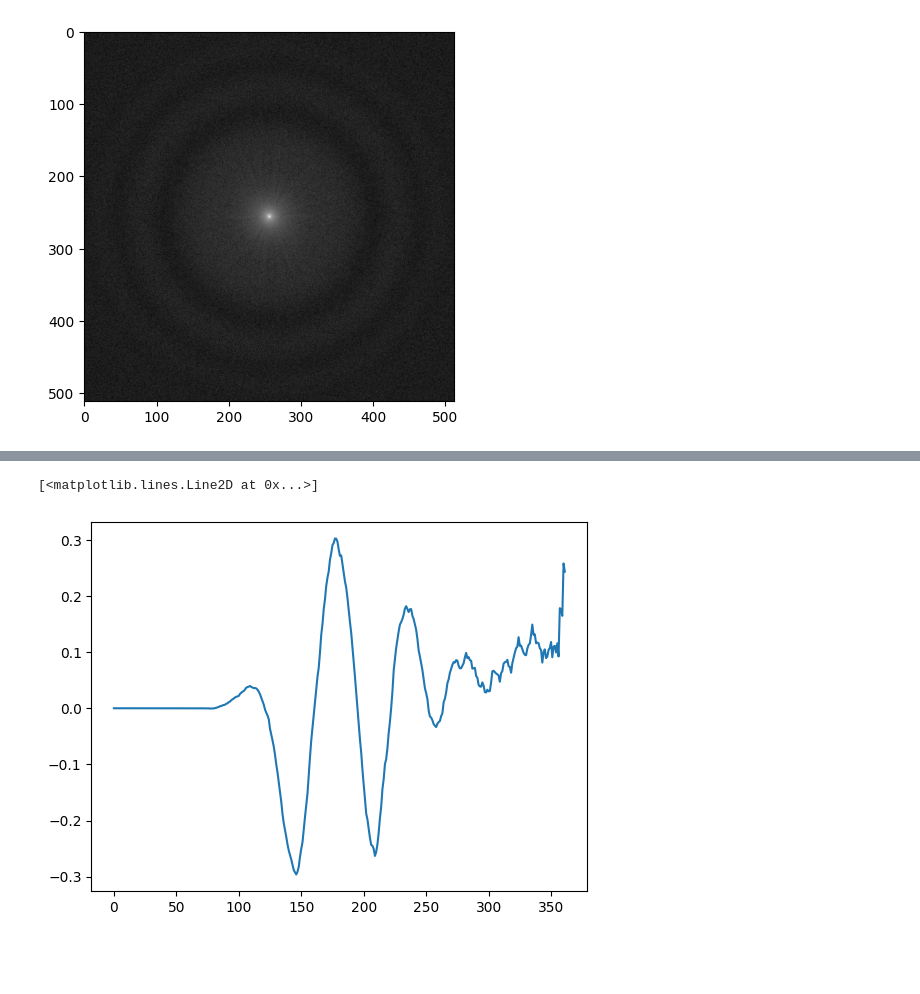
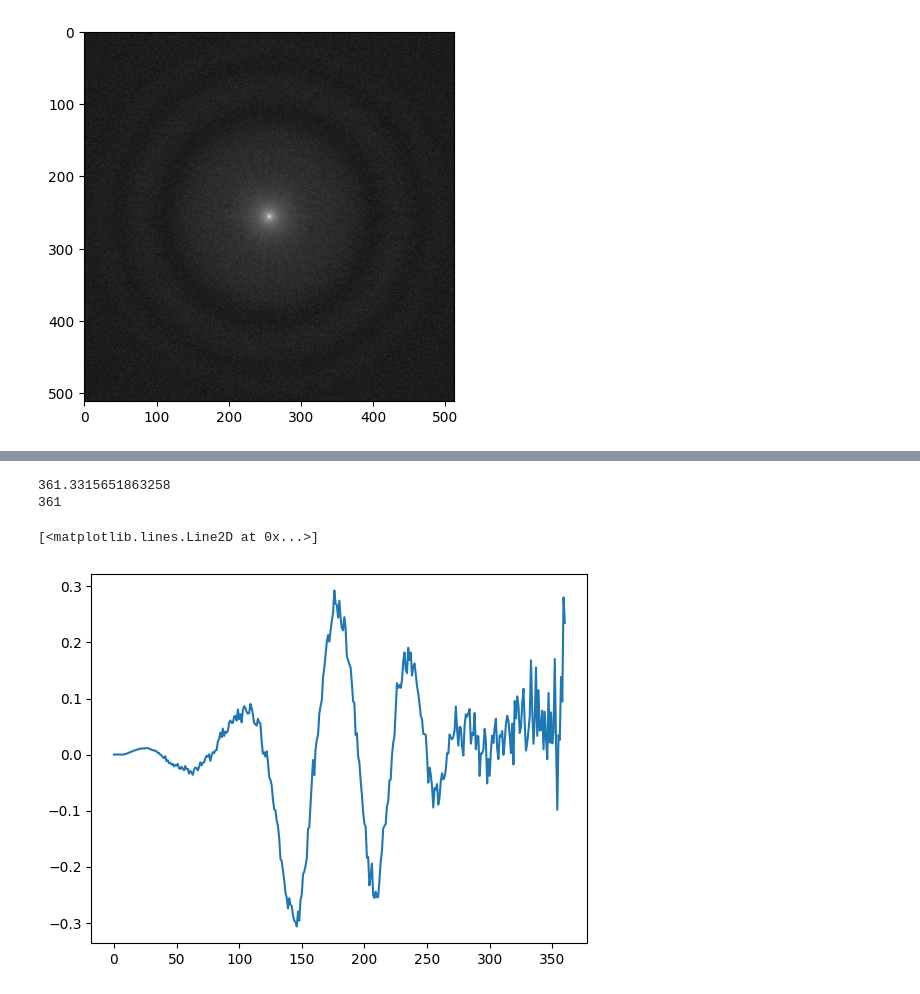
Before and after one commit to jojoelfe/contrasttransferfunction, a Jupyter notebook: examples/spectrum_utils.ipynb, the cells around one changed output, grey strips where cells are left out. Cells and saved outputs as stored; diff of their text form; code cells hidden in the pictures; blank space fills up the shorter version.

```diff
--- a/examples/spectrum_utils.ipynb
+++ b/examples/spectrum_utils.ipynb
@@ -34 +33,3 @@ plt.imshow(b,cmap="gray")
+# %%
+c= cosine_highpass(b,pixel_size_angstroms=4.24)
 # %%
@@ -39,2 +39,0 @@ plt.imshow(a-b,cmap="gray")
-# %%
-c= cosine_highpass(a-b,pixel_size_angstroms=4.24)
@@ -46,5 +40,7 @@ plt.imshow((a-b)*c,cmap="gray")
 # %%
-plt.plot(radial_average((a-b)*c))
+plt.plot(radial_average(c))
 # %% [output]
-[<matplotlib.lines.Line2D at 0x...>]
+361.3315651863258
+361
+[<matplotlib.lines.Line2D at 0x...>]
-[figure, old version]
+[figure, new version]
```
Also changed, not shown: parts of 6 cells of this notebook, 9 other files.
